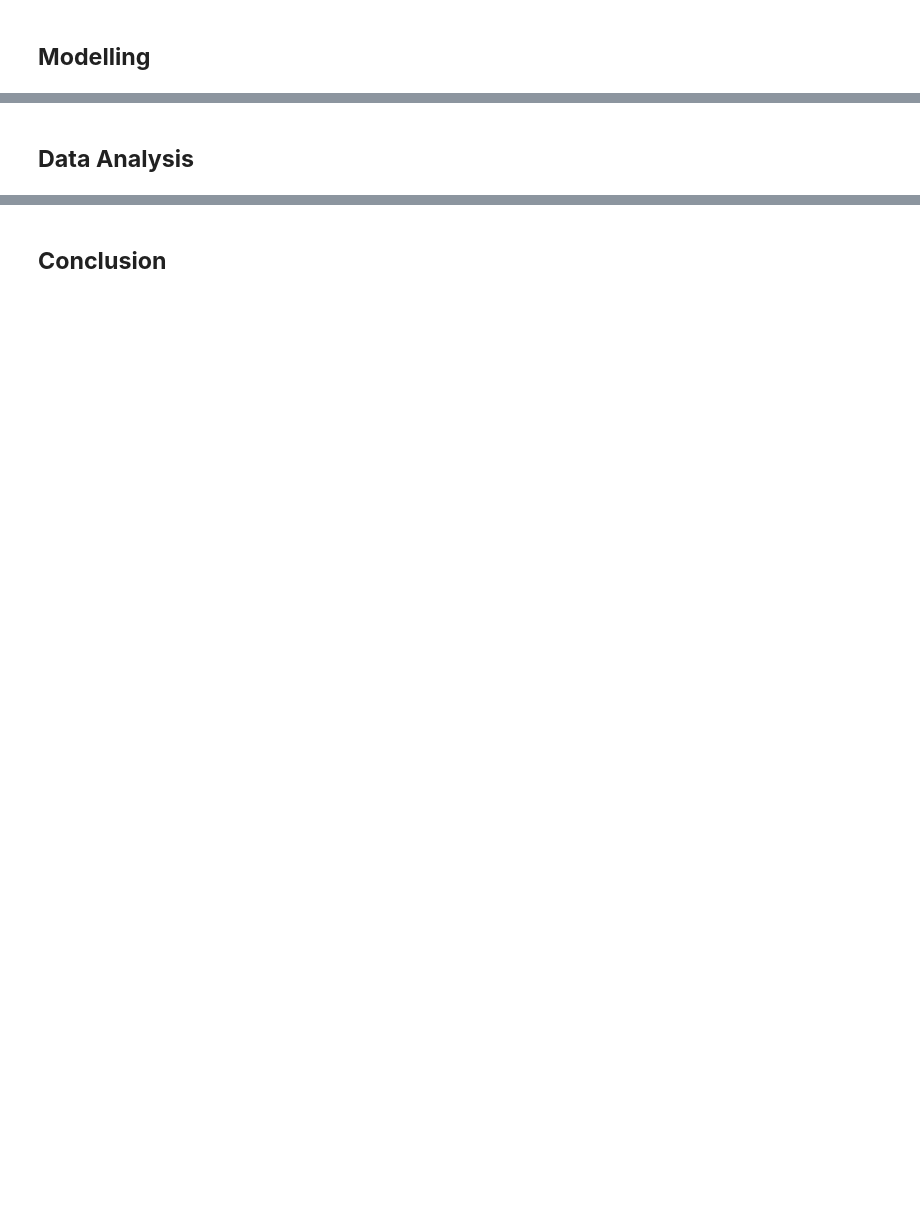
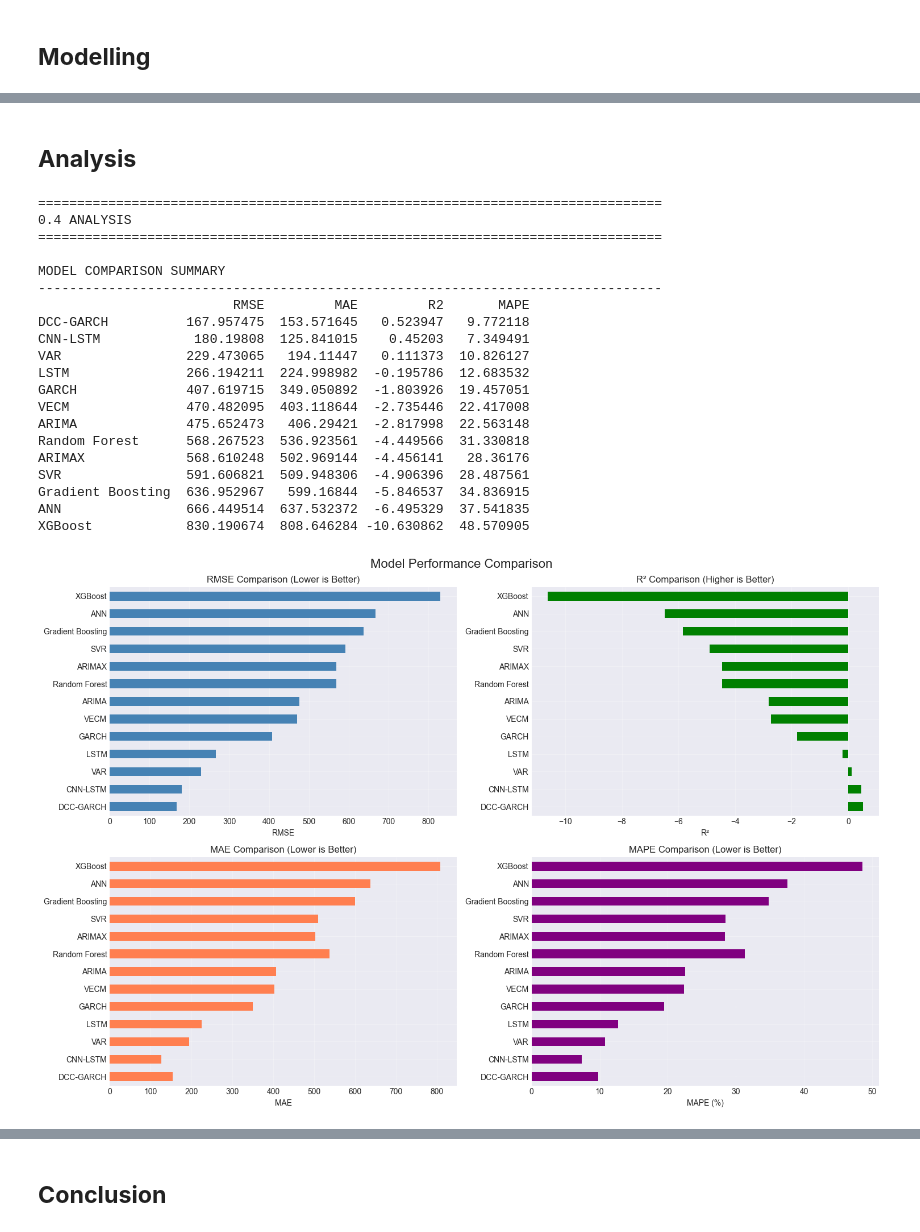
Before and after one commit to maybeitsai/gold-price-prediction, a Jupyter notebook: main.ipynb, the cells around one changed output, grey strips where cells are left out. Drawn from its saved outputs; the diff is of its cells as text; code cells hidden in the pictures; blank space fills up the shorter version.

Commit message:
Implement code changes to enhance functionality and improve performance

```diff
--- a/main.ipynb
+++ b/main.ipynb
@@ -100,2 +2823,67 @@
 # %% [markdown]
-## **Data Analysis**
+## **Analysis**
+# %%
+print("\n" + "="*80)
+print("0.4 ANALYSIS")
+print("="*80)
+
+# Compare all models
+print("\nMODEL COMPARISON SUMMARY")
+print("-"*80)
+
+comparison_df = pd.DataFrame(results).T
+comparison_df = comparison_df[['RMSE', 'MAE', 'R2', 'MAPE']].sort_values('RMSE')
+print(comparison_df)
+
+# Visualize model comparison
+fig, axes = plt.subplots(2, 2, figsize=(15, 10))
+fig.suptitle('Model Performance Comparison', fontsize=16)
+
+# RMSE comparison
+comparison_df['RMSE'].plot(kind='barh', ax=axes[0, 0], color='steelblue')
+axes[0, 0].set_title('RMSE Comparison (Lower is Better)')
+axes[0, 0].set_xlabel('RMSE')
+axes[0, 0].grid(True, alpha=0.3)
+
+# R² comparison
+comparison_df['R2'].plot(kind='barh', ax=axes[0, 1], color='green')
+axes[0, 1].set_title('R² Comparison (Higher is Better)')
+axes[0, 1].set_xlabel('R²')
+axes[0, 1].grid(True, alpha=0.3)
+
+# MAE comparison
+comparison_df['MAE'].plot(kind='barh', ax=axes[1, 0], color='coral')
+axes[1, 0].set_title('MAE Comparison (Lower is Better)')
+axes[1, 0].set_xlabel('MAE')
+axes[1, 0].grid(True, alpha=0.3)
+
+# MAPE comparison
+comparison_df['MAPE'].plot(kind='barh', ax=axes[1, 1], color='purple')
+axes[1, 1].set_title('MAPE Comparison (Lower is Better)')
+axes[1, 1].set_xlabel('MAPE (%)')
+axes[1, 1].grid(True, alpha=0.3)
+
+plt.tight_layout()
+plt.show()
+# %% [output]
+================================================================================
+0.4 ANALYSIS
+================================================================================
+
+MODEL COMPARISON SUMMARY
+--------------------------------------------------------------------------------
+                         RMSE         MAE         R2       MAPE
+DCC-GARCH          167.957475  153.571645   0.523947   9.772118
+CNN-LSTM            180.19808  125.841015    0.45203   7.349491
+VAR                229.473065   194.11447   0.111373  10.826127
+LSTM               266.194211  224.998982  -0.195786  12.683532
+GARCH              407.619715  349.050892  -1.803926  19.457051
+VECM               470.482095  403.118644  -2.735446  22.417008
+ARIMA              475.652473   406.29421  -2.817998  22.563148
+Random Forest      568.267523  536.923561  -4.449566  31.330818
+ARIMAX             568.610248  502.969144  -4.456141   28.36176
+SVR                591.606821  509.948306  -4.906396  28.487561
+Gradient Boosting  636.952967   599.16844  -5.846537  34.836915
+ANN                666.449514  637.532372  -6.495329  37.541835
+XGBoost            830.190674  808.646284 -10.630862  48.570905
+[figure, added]
```
Also changed, not shown: parts of 55 cells of this notebook.
